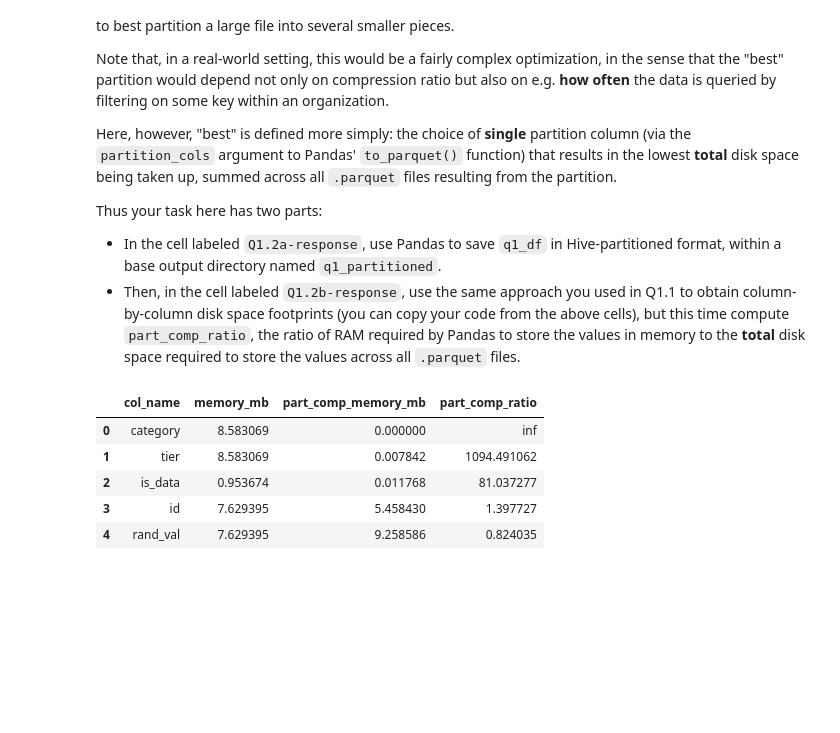
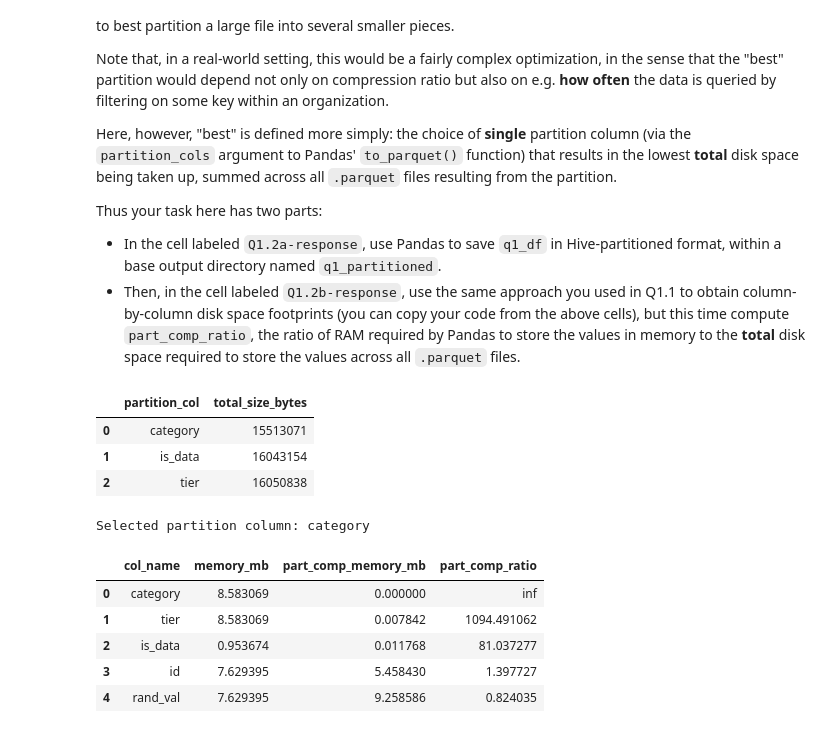
Before and after one commit to TarynDeng/dsan6000-hw05, a Jupyter notebook: DSAN6000_HW5.ipynb, the cells around one changed output. Cells and saved outputs as stored; diff of their text form; code cells hidden in the pictures; blank space fills up the shorter version.

```diff
--- a/DSAN6000_HW5.ipynb
+++ b/DSAN6000_HW5.ipynb
@@ -229,3 +217,69 @@ q1_df.to_parquet(
+# %%
+#| label: Q1.2a-response
+
+# Your code here: Choose a single column to use as the Hive-partitioning key,
+# then save the Hive-partitioned file using Pandas' to_parquet() function
+from pathlib import Path
+import shutil
+
+# id and rand_val have nearly one unique value per row, so using either one
+# would create an impractically large number of partitions.
+candidate_cols = ['category', 'is_data', 'tier']
+
+# Write each candidate partitioning scheme into a temporary test directory
+test_root = Path('q1_partition_tests')
+shutil.rmtree(test_root, ignore_errors=True)
+test_root.mkdir()
+
+partition_sizes = []
+
+for partition_col in candidate_cols:
+    output_dir = test_root / partition_col
+
+    q1_df.to_parquet(
+        output_dir,
+        partition_cols=[partition_col]
+    )
+
+    total_size_bytes = sum(
+        parquet_file.stat().st_size
+        for parquet_file in output_dir.rglob('*.parquet')
+    )
+
+    partition_sizes.append({
+        'partition_col': partition_col,
+        'total_size_bytes': total_size_bytes
+    })
+
+# Display the comparison
+partition_size_df = (
+    pd.DataFrame(partition_sizes)
+    .sort_values('total_size_bytes')
+    .reset_index(drop=True)
+)
+
+display(partition_size_df)
+
+# Select the partition column with the smallest total file size
+best_partition_col = partition_size_df.loc[0, 'partition_col']
+print('Selected partition column:', best_partition_col)
+
+# Create the final directory required by the assignment
+shutil.rmtree('q1_partitioned', ignore_errors=True)
+
+q1_df.to_parquet(
+    'q1_partitioned',
+    partition_cols=[best_partition_col]
+)
+
+# Remove the temporary comparison directories
+shutil.rmtree(test_root)
+# %% [output]
+|  | partition_col | total_size_bytes |
+| 0 | category | 15513071 |
+| 1 | is_data | 16043154 |
+| 2 | tier | 16050838 |
+Selected partition column: category
 # %%
 #| label: Q1.2b-response
 
```
Also changed, not shown: parts of 1 cell of this notebook.
